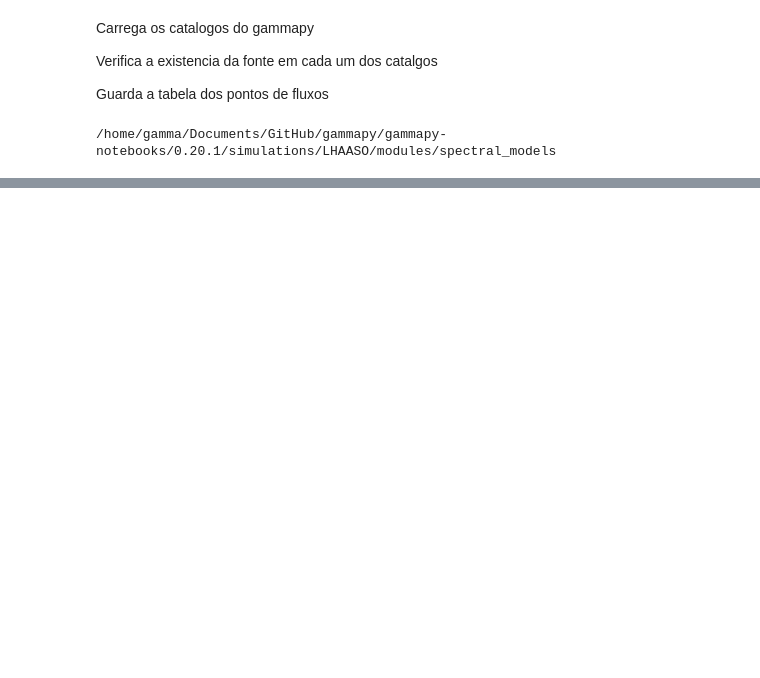
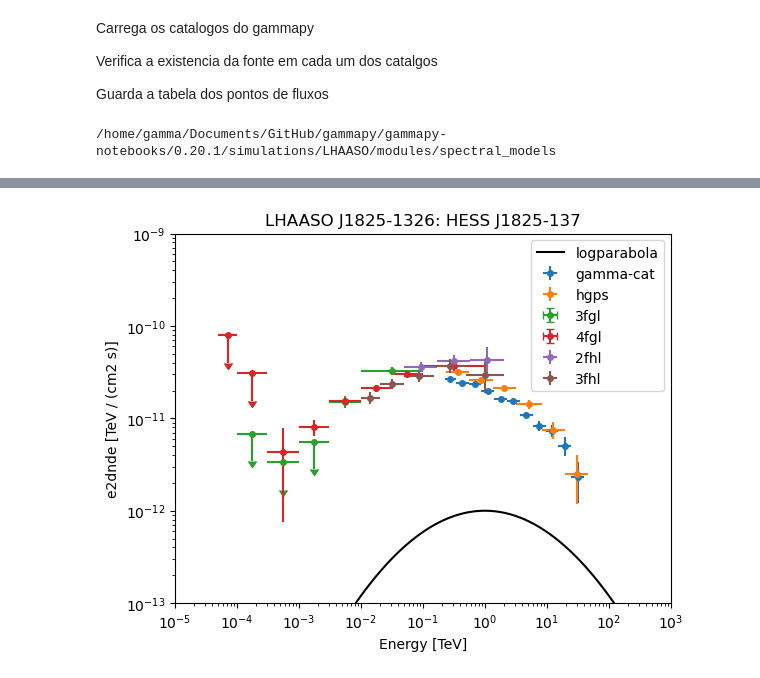
Before and after one commit to rubensjrcosta/gammapy-my_notebooks, a Jupyter notebook: gammapy-notebooks/0.20.1/simulations/LHAASO/FluxPoints_cat.ipynb, the cells around one changed output, grey strips where cells are left out. Saved outputs shown, nothing was run; the diff lists cells and outputs as text; code cells hidden in the pictures; blank space fills up the shorter version.

```diff
--- a/gammapy-notebooks/0.20.1/simulations/LHAASO/FluxPoints_cat.ipynb
+++ b/gammapy-notebooks/0.20.1/simulations/LHAASO/FluxPoints_cat.ipynb
@@ -439,0 +247,6 @@ result_pwl = fitter.run(datasets=datasets)
+# %%
+energy_bounds = [1e-5, 1e3] * u.TeV
+ylim = [1e-13, 1e-9]
+print_SED(spec_model=spec_model, sed_type = "e2dnde", yaxis_units="TeV cm-2 s-1", energy_bounds=energy_bounds, ylim=ylim)
+# %% [output]
+[figure, added]
```
Also changed, not shown: parts of 75 cells of this notebook, 1 other file.
